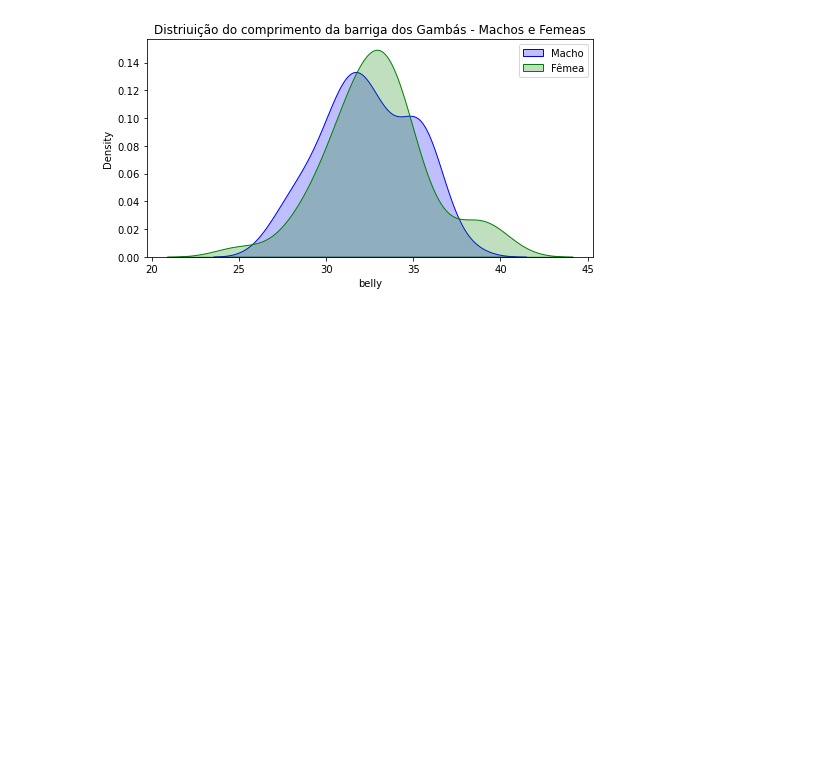
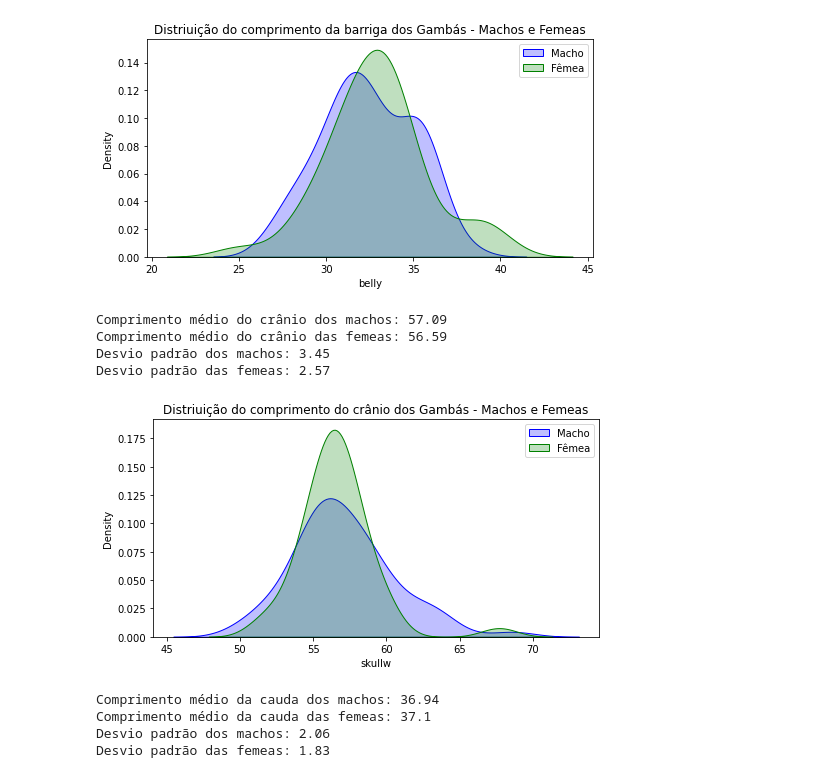
Before and after one commit to Gabrieleas10/kolmogorov-smirnov-test, a Jupyter notebook: ks_tests.ipynb, the cells around one changed output. Cells and saved outputs as stored; diff of their text form; code cells hidden in the pictures; blank space fills up the shorter version.

```diff
--- a/ks_tests.ipynb
+++ b/ks_tests.ipynb
@@ -368,3 +412,36 @@ plt.legend()
 plt.show()
 # %% [output]
 [figure]
+# %%
+### estatísticas do comprimento do crânio dos gambás de sexos distintos ###
+print('Comprimento médio do crânio dos machos:',round(df_m['skullw'].mean(),2))
+print('Comprimento médio do crânio das femeas:',round(df_f['skullw'].mean(),2))
+print('Desvio padrão dos machos:',round(df_m['skullw'].std(),2))
+print('Desvio padrão das femeas:',round(df_f['skullw'].std(),2))
+# %% [output]
+Comprimento médio do crânio dos machos: 57.09
+Comprimento médio do crânio das femeas: 56.59
+Desvio padrão dos machos: 3.45
+Desvio padrão das femeas: 2.57
+# %%
+### plot da distribuição de frequencia ###
+plt.figure(figsize=(8,4))
+plt.title("Distriuição do comprimento do crânio dos Gambás - Machos e Femeas")
+
+sns.kdeplot(df_m['skullw'], color='blue', shade=True, label='Macho')
+sns.kdeplot(df_f['skullw'], color='green', shade=True, label='Fêmea')
+plt.legend()
+plt.show()
+# %% [output]
+[figure, added]
+# %%
+### estatísticas do comprimento da cauda dos gambás de sexos distintos ###
+print('Comprimento médio da cauda dos machos:',round(df_m['taill'].mean(),2))
+print('Comprimento médio da cauda das femeas:',round(df_f['taill'].mean(),2))
+print('Desvio padrão dos machos:',round(df_m['taill'].std(),2))
+print('Desvio padrão das femeas:',round(df_f['taill'].std(),2))
+# %% [output]
+Comprimento médio da cauda dos machos: 36.94
+Comprimento médio da cauda das femeas: 37.1
+Desvio padrão dos machos: 2.06
+Desvio padrão das femeas: 1.83
```
Also changed, not shown: parts of 23 cells of this notebook.
